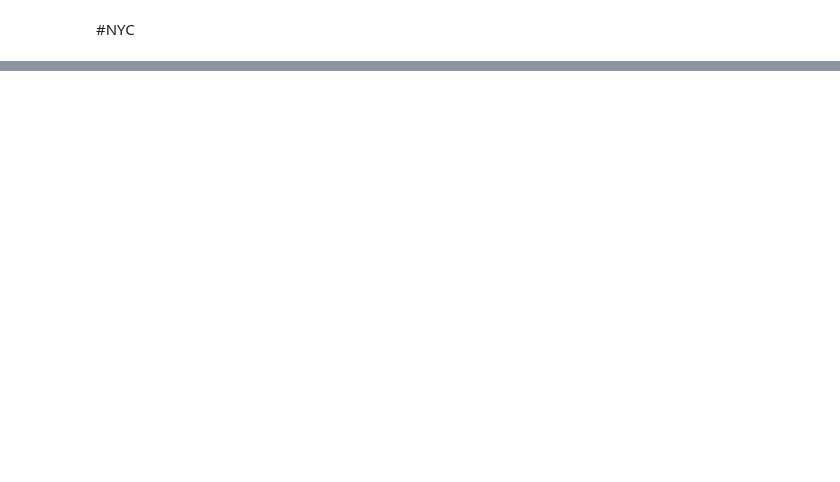
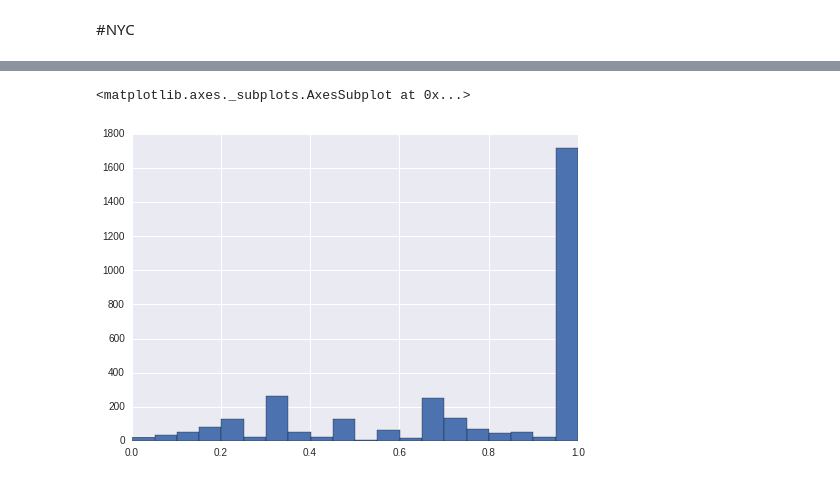
Before and after one commit to pcallier/insight, a Jupyter notebook: notebooks/Explore.ipynb, the cells around one changed output, grey strips where cells are left out. Cells and saved outputs as stored; diff of their text form; code cells hidden in the pictures; blank space fills up the shorter version.

```diff
--- a/notebooks/Explore.ipynb
+++ b/notebooks/Explore.ipynb
@@ -221,3 +221,11 @@ seaborn.violinplot(tweet_freqs.num_tweets_user.map(np.log), groupby=tweet_freqs.
+# %%
+# for users who have 3+ tweets and any on road, 0-1 distribution of proportion of tweets on road?
+geotags[(geotags['num_tweets_user'] >= 3) & (geotags.any_on_road > 0)]. \
+    groupby('user_id').apply(
+    lambda x: float(x.num_on_road.sum()) / float(x.num_tweets_user.sum())).hist(bins=20)
+# %% [output]
+<matplotlib.axes._subplots.AxesSubplot at 0x...>
+[figure, added]
 # %%
 # do logistic regression on topic features
 with con.cursor() as cur:
```
Also changed, not shown: parts of 19 cells of this notebook.
